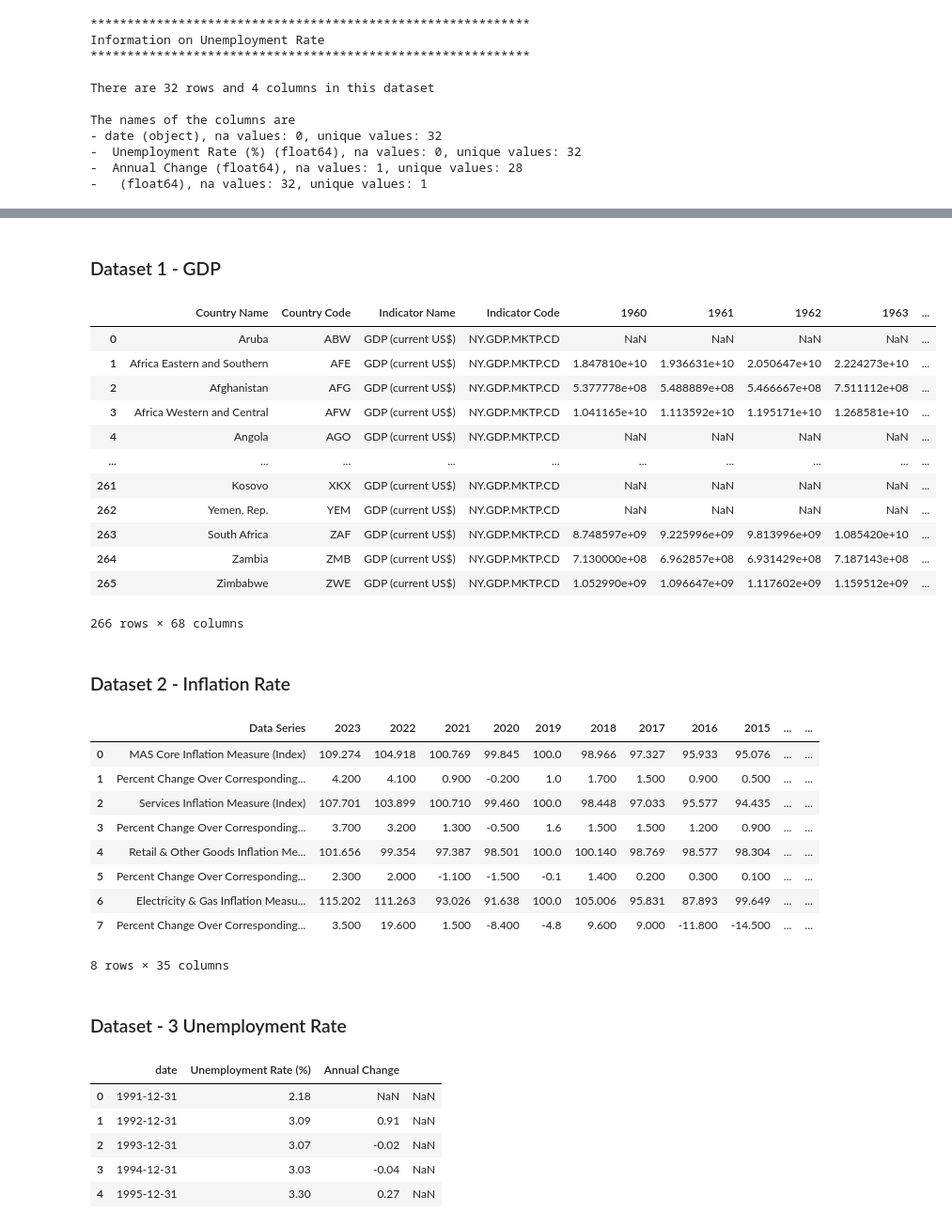
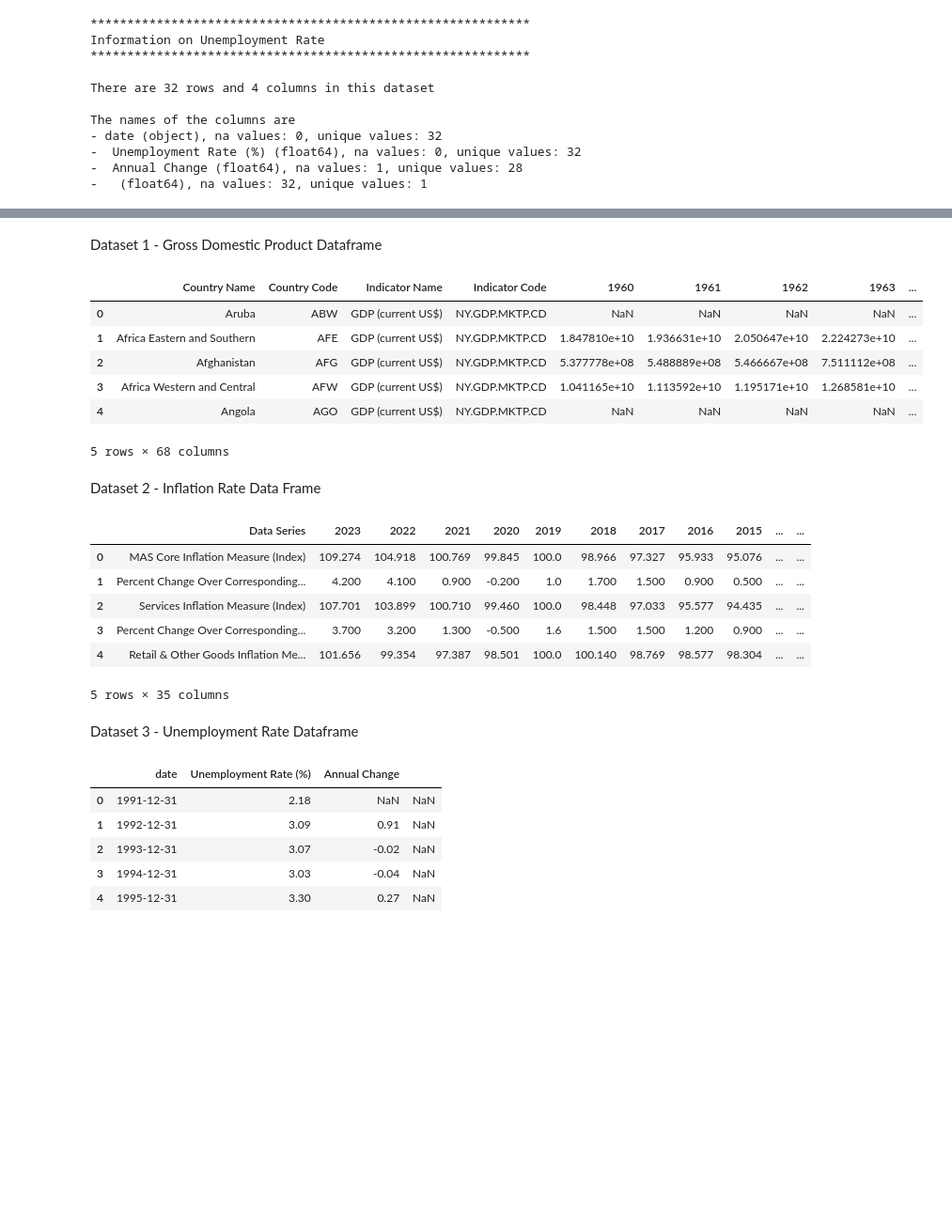
Before and after one commit to y0ngjie/PDAS-ST1510-CA2, a Jupyter notebook: CA2.ipynb, the cells around one changed output, grey strips where cells are left out. Shown at 94% size. Saved outputs shown, nothing was run; the diff lists cells and outputs as text; code cells hidden in the pictures; blank space fills up the shorter version.

```diff
--- a/CA2.ipynb
+++ b/CA2.ipynb
@@ -120,28 +128,22 @@ The names of the columns are
 - gross_monthly_median (float64), na values: 89, unique values: 237
 - gross_mthly_25_percentile (float64), na values: 89, unique values: 175
 - gross_mthly_75_percentile (float64), na values: 89, unique values: 284
-# %% [markdown]
-### Dataset 1 - GDP
+# %% [markdown]
+Dataset 1 - Gross Domestic Product Dataframe
 # %%
-gdpDf
+gdpDf.head()
 # %% [output]
 |  | Country Name | Country Code | Indicator Name | Indicator Code | 1960 | 1961 | 1962 | 1963 | ... |
 | 0 | Aruba | ABW | GDP (current US$) | NY.GDP.MKTP.CD | NaN | NaN | NaN | NaN | ... |
 | 1 | Africa Eastern and Southern | AFE | GDP (current US$) | NY.GDP.MKTP.CD | 1.847810e+10 | 1.936631e+10 | 2.050647e+10 | 2.224273e+10 | ... |
 | 2 | Afghanistan | AFG | GDP (current US$) | NY.GDP.MKTP.CD | 5.377778e+08 | 5.488889e+08 | 5.466667e+08 | 7.511112e+08 | ... |
 | 3 | Africa Western and Central | AFW | GDP (current US$) | NY.GDP.MKTP.CD | 1.041165e+10 | 1.113592e+10 | 1.195171e+10 | 1.268581e+10 | ... |
 | 4 | Angola | AGO | GDP (current US$) | NY.GDP.MKTP.CD | NaN | NaN | NaN | NaN | ... |
-| ... | ... | ... | ... | ... | ... | ... | ... | ... | ... |
-| 261 | Kosovo | XKX | GDP (current US$) | NY.GDP.MKTP.CD | NaN | NaN | NaN | NaN | ... |
-| 262 | Yemen, Rep. | YEM | GDP (current US$) | NY.GDP.MKTP.CD | NaN | NaN | NaN | NaN | ... |
-| 263 | South Africa | ZAF | GDP (current US$) | NY.GDP.MKTP.CD | 8.748597e+09 | 9.225996e+09 | 9.813996e+09 | 1.085420e+10 | ... |
-| 264 | Zambia | ZMB | GDP (current US$) | NY.GDP.MKTP.CD | 7.130000e+08 | 6.962857e+08 | 6.931429e+08 | 7.187143e+08 | ... |
-| 265 | Zimbabwe | ZWE | GDP (current US$) | NY.GDP.MKTP.CD | 1.052990e+09 | 1.096647e+09 | 1.117602e+09 | 1.159512e+09 | ... |
-266 rows × 68 columns
+5 rows × 68 columns
 # %% [markdown]
-### Dataset 2 - Inflation Rate
+Dataset 2 - Inflation Rate Data Frame
 # %%
-inflationRateDf
+inflationRateDf.head()
 # %% [output]
 |  | Data Series | 2023 | 2022 | 2021 | 2020 | 2019 | 2018 | 2017 | 2016 | 2015 | ... | ... |
 | 0 | MAS Core Inflation Measure (Index) | 109.274 | 104.918 | 100.769 | 99.845 | 100.0 | 98.966 | 97.327 | 95.933 | 95.076 | ... | ... |
@@ -149,12 +151,9 @@ inflationRateDf
 | 2 | Services Inflation Measure (Index) | 107.701 | 103.899 | 100.710 | 99.460 | 100.0 | 98.448 | 97.033 | 95.577 | 94.435 | ... | ... |
 | 3 | Percent Change Over Corresponding... | 3.700 | 3.200 | 1.300 | -0.500 | 1.6 | 1.500 | 1.500 | 1.200 | 0.900 | ... | ... |
 | 4 | Retail & Other Goods Inflation Me... | 101.656 | 99.354 | 97.387 | 98.501 | 100.0 | 100.140 | 98.769 | 98.577 | 98.304 | ... | ... |
-| 5 | Percent Change Over Corresponding... | 2.300 | 2.000 | -1.100 | -1.500 | -0.1 | 1.400 | 0.200 | 0.300 | 0.100 | ... | ... |
-| 6 | Electricity & Gas Inflation Measu... | 115.202 | 111.263 | 93.026 | 91.638 | 100.0 | 105.006 | 95.831 | 87.893 | 99.649 | ... | ... |
-| 7 | Percent Change Over Corresponding... | 3.500 | 19.600 | 1.500 | -8.400 | -4.8 | 9.600 | 9.000 | -11.800 | -14.500 | ... | ... |
-8 rows × 35 columns
+5 rows × 35 columns
 # %% [markdown]
-### Dataset - 3 Unemployment Rate
+Dataset 3 - Unemployment Rate Dataframe
 # %%
 unemploymentRateDf.head()
 # %% [output]
```
Also changed, not shown: parts of 94 cells of this notebook.
